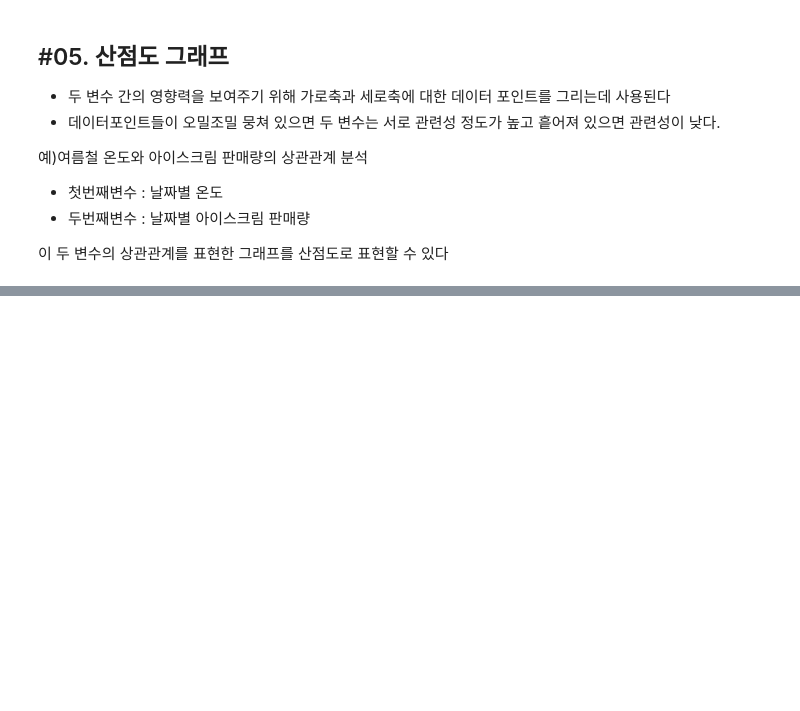
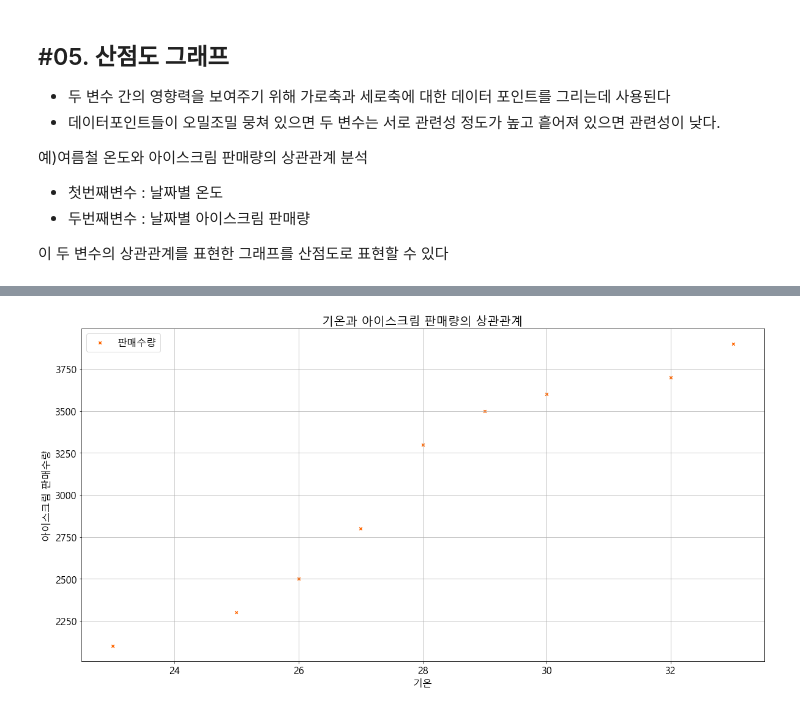
Before and after one commit to nice0001-angelo/DataAnalysis, a Jupyter notebook: 13-Pandas시각화.ipynb, the cells around one changed output, grey strips where cells are left out. Cells and saved outputs as stored; diff of their text form; code cells hidden in the pictures; blank space fills up the shorter version.

```diff
--- a/13-Pandas시각화.ipynb
+++ b/13-Pandas시각화.ipynb
@@ -327,3 +327,12 @@ pyplot.show()
 - 두번째변수 : 날짜별 아이스크림 판매량
 
 이 두 변수의 상관관계를 표현한 그래프를 산점도로 표현할 수 있다
+# %%
+# 온도와 아이스크림 판매 수량
+data = {
+    '기온':[23,25,26,27,28,29,30,32,33],
+    '판매량':[2100,2300,2500,2800,3300,3500,3600,3700,3900]
+}
+
+df=DataFrame(data)
+df
@@ -329,0 +350,11 @@ pyplot.show()
+# %%
+# 산점도 그래프는 두 컬럼(변수)간의 관계를 분석하기 위해 사용된다.
+# marker -> o,v,^,<,>,8,s,p,*,h,H,D,d,P,X
+df.plot.scatter(x='기온',y='판매량',color='#ff6600',marker='x',label='판매수량')
+pyplot.grid()
+pyplot.title("기온과 아이스크림 판매량의 상관관계")
+pyplot.ylabel('아이스크림 판매수량')
+pyplot.xlabel('기온')
+pyplot.show()
+# %% [output]
+[figure, added]
```
Also changed, not shown: parts of 2 cells of this notebook.
